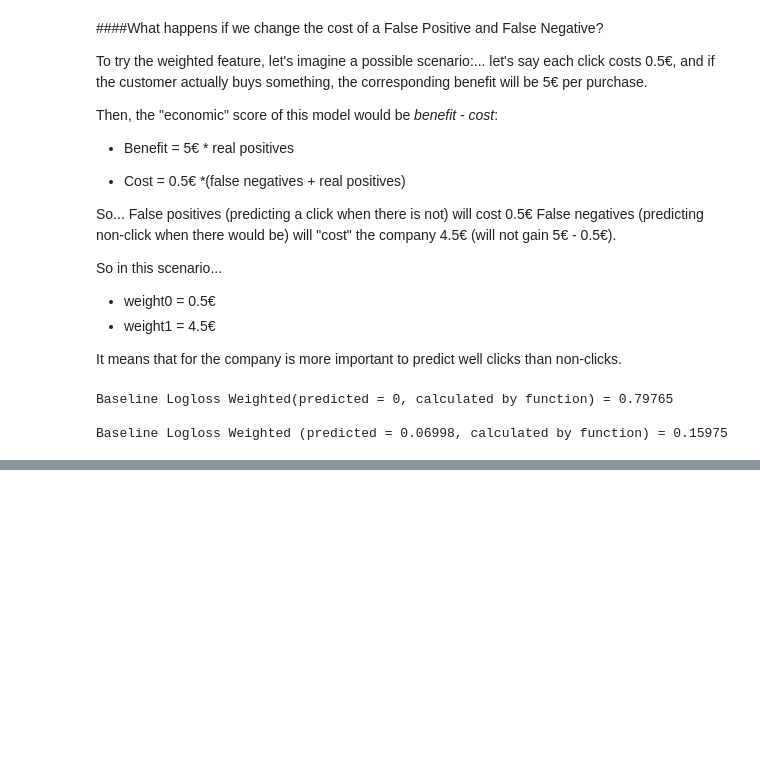
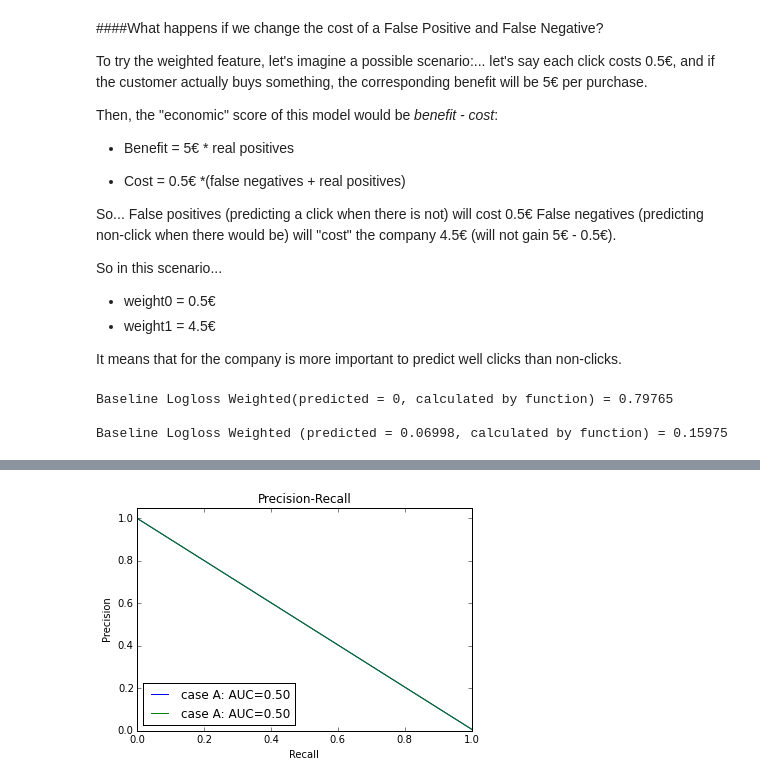
Before and after one commit to DataScientistsUB/CTR_predictor, a Jupyter notebook: notebooks/evaluation and baseline model.ipynb, the cells around one changed output, grey strips where cells are left out. Cells and saved outputs as stored; diff of their text form; code cells hidden in the pictures; blank space fills up the shorter version.

```diff
--- a/notebooks/evaluation and baseline model.ipynb
+++ b/notebooks/evaluation and baseline model.ipynb
@@ -451,0 +488,31 @@ Baseline Logloss Weighted (predicted = 0.06998, calculated by function) = 0.1597
+# %%
+#AUCprc
+from sklearn.metrics import precision_recall_curve
+from sklearn.metrics import average_precision_score
+
+y_pred1array = np.array(y_pred1)
+y_pred2array = np.array(y_pred2)
+y_truearray = np.array(y_true)
+
+
+#a) predicted = 0
+precision1, recall1, threshold1 = precision_recall_curve(y_truearray, y_pred1array)
+average_precision1 = average_precision_score(y_truearray, y_pred1array)
+
+#b) predicted = 0.06998
+precision2, recall2, threshold2 = precision_recall_curve(y_truearray, y_pred2array)
+average_precision2 = average_precision_score(y_truearray, y_pred2array)
+
+# Plot curve
+plt.clf()
+plt.plot(recall1, precision1, label='case A: AUC={0:0.2f}'.format(average_precision1))
+plt.plot(recall2, precision2, label='case A: AUC={0:0.2f}'.format(average_precision2))
+plt.xlabel('Recall')
+plt.ylabel('Precision')
+plt.ylim([0.0, 1.05])
+plt.xlim([0.0, 1.0])
+plt.title('Precision-Recall')
+plt.legend(loc="lower left")
+plt.show()
+# %% [output]
+[figure, added]
```
Also changed, not shown: parts of 5 cells of this notebook.
